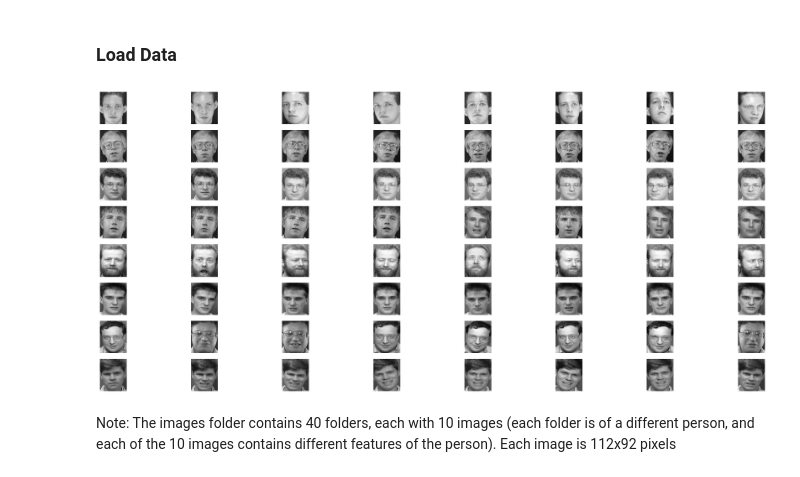
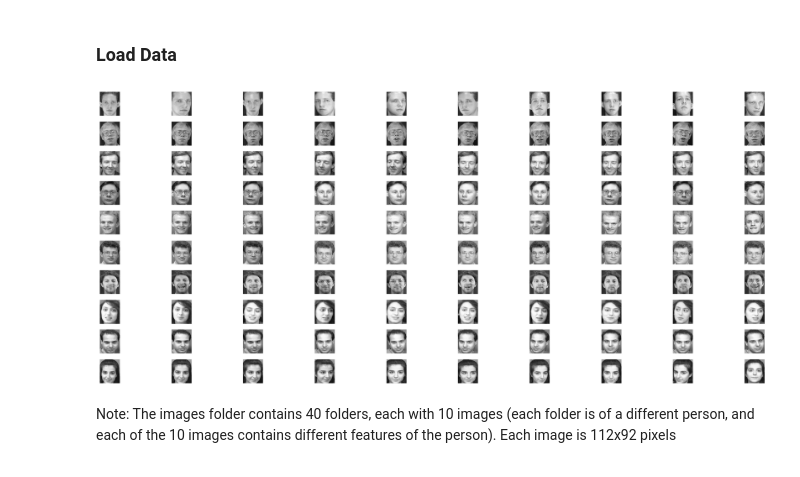
Before and after one commit to sebastian110203/COGS118BProject, a Jupyter notebook: Cogs118b_Project.ipynb, the cells around one changed output. Saved outputs shown, nothing was run; the diff lists cells and outputs as text; code cells hidden in the pictures.

```diff
--- a/Cogs118b_Project.ipynb
+++ b/Cogs118b_Project.ipynb
@@ -39,13 +42,14 @@ def display_pgm_images(images, person_numbers, pic_numbers):
 # %%
 # Example of images
 amount_of_people = 40
 amount_of_pics = 10
-person_numbers = [0, 1, 5, 14, 25, 29, 30, 32]
-pic_numbers = [0, 2, 3, 5, 6, 7, 8, 9]
+# person_numbers = [0, 1, 5, 14, 25, 29, 30, 32]
+person_numbers = range(0, 10)
+pic_numbers = [0, 1, 2, 3, 4, 5, 6, 7, 8, 9]
 images = load_pgm_images(40, 10)
 display_pgm_images(images, person_numbers, pic_numbers)
 # %% [output]
-[figure, old version]
+[figure, new version]
 # %% [markdown]
 Note: The images folder contains 40 folders, each with 10 images (each folder is of a different person, and each of the 10 images contains different features of the person). Each image is 112x92 pixels
 # %% [markdown]
```
Also changed, not shown: parts of 20 cells of this notebook.
